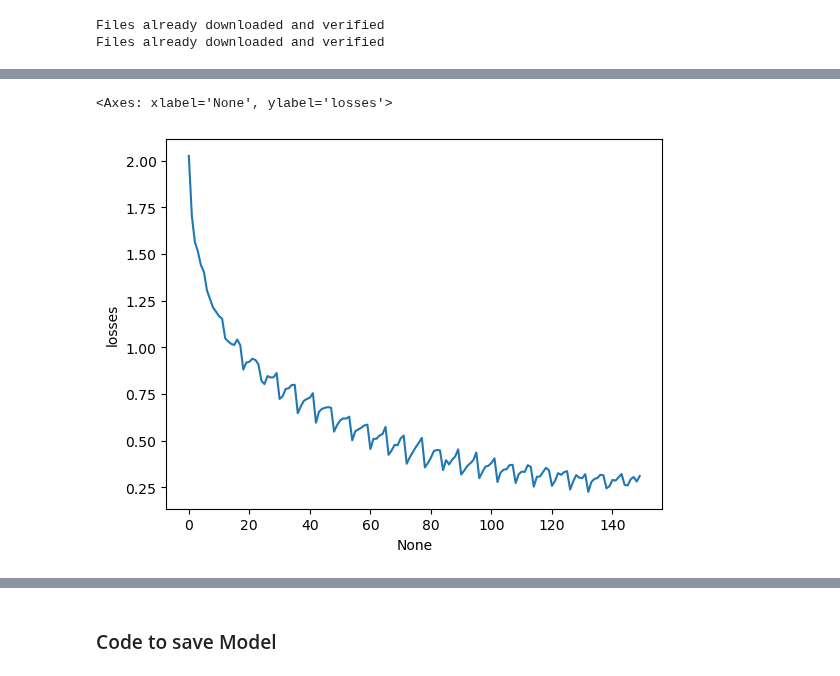
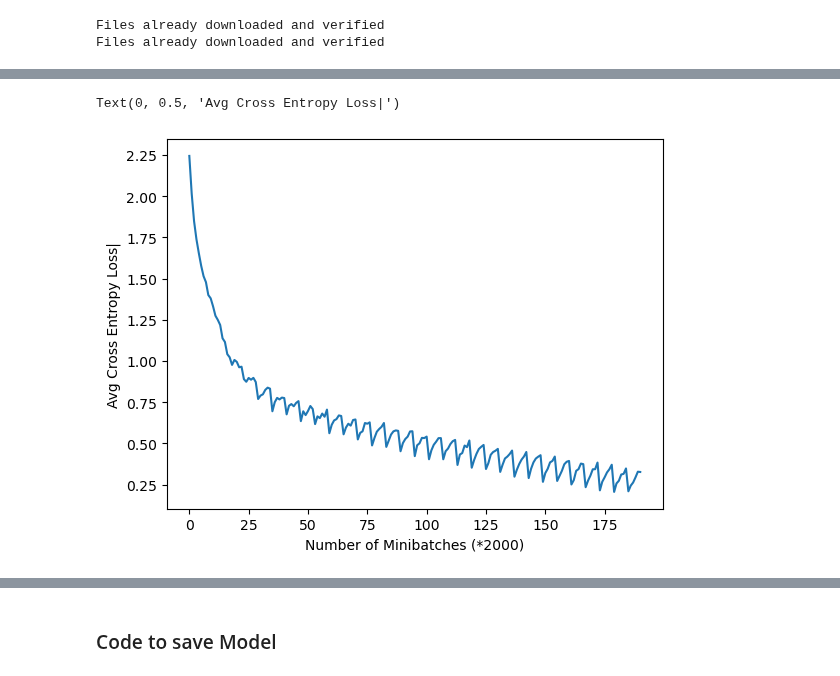
Before and after one commit to MARCI-UTK/EDS4AI, a Jupyter notebook: CNN.ipynb, the cells around one changed output, grey strips where cells are left out. Saved outputs shown, nothing was run; the diff lists cells and outputs as text; code cells hidden in the pictures.

```diff
--- a/CNN.ipynb
+++ b/CNN.ipynb
@@ -11,7 +13,7 @@ transform = transforms.Compose(
     [transforms.ToTensor(),
      transforms.Normalize((0.5, 0.5, 0.5), (0.5, 0.5, 0.5))])
 
-batch_size = 4
+batch_size = 128
 
 trainset = torchvision.datasets.CIFAR10(root='./data', train=True,
                                         download=True, transform=transform)
@@ -96,17 +91,29 @@ class CNN(nn.Module):
         super().__init__()
         self.ConvLayers = torch.nn.Sequential(
             nn.Conv2d(3, 96, 3, padding=1),
+            nn.BatchNorm2d(num_features=3),
             nn.ReLU(),
+
             nn.Conv2d(96, 192, 3, stride=2, padding=1),
+            nn.BatchNorm2d(num_features=3),
             nn.ReLU(),
+
             nn.Conv2d(192, 192, 3, stride=2, padding=1),
+            nn.BatchNorm2d(num_features=3),
             nn.ReLU(),
+
             nn.Conv2d(192, 192, 3, padding=1),
+            nn.BatchNorm2d(num_features=3),
             nn.ReLU(),
+
             nn.Conv2d(192, 192, 3, stride=2, padding =1),
+            nn.BatchNorm2d(num_features=3),
             nn.ReLU(),
+
             nn.Conv2d(192, 192, 3, padding=1),
+            nn.BatchNorm2d(num_features=3),
             nn.ReLU(),
+
             nn.Conv2d(192, 192, 1),
             nn.ReLU(),
             nn.Conv2d(192, 10, 1),
@@ -132,8 +139,4 @@ class CNN(nn.Module):
 
 model = CNN()
 model.apply(init_weights)
-
-import torch.optim as optim
-
-criterion = nn.CrossEntropyLoss()
-optimizer = optim.NAdam(model.parameters(), lr=0.001)
+print("bruh")
@@ -162,8 +185,14 @@ optimizer = optim.NAdam(model.parameters(), lr=0.001)
 epoch_list = []
 minibatch_number_list = []
 loss_list = []
+# %%
+from torch.optim.lr_scheduler import StepLR
+
+criterion = nn.CrossEntropyLoss()
+optimizer = torch.optim.SGD(model.parameters(), lr=0.05, weight_decay=0.001)
+scheduler = StepLR(optimizer, step_size=1, gamma=0.97)
 # %%
-for epoch in range(25):  # loop over the dataset multiple times
+for epoch in range(40):  # loop over the dataset multiple times
 
     running_loss = 0.0
 
@@ -186,14 +215,18 @@ for epoch in range(25):  # loop over the dataset multiple times
 
         # print statistics
         running_loss += loss.item()
-        if i % 2000 == 1999:    # print every 2000 mini-batches
+        if i % 40 == 39:    # print every 60 mini-batches
             epoch_list.append(epoch+1)
             minibatch_number_list.append(i+1)
-            loss_list.append(running_loss/2000)
+            loss_list.append(running_loss/40)
 
 
-            print(f'[{epoch + 1}, {i + 1:5d}] loss: {running_loss / 2000:.3f}')
+            print(f'[{epoch + 1}, {i + 1:5d}] loss: {running_loss / 40:.3f}')
             running_loss = 0.0
+            #print(scheduler.get_last_lr())
+
+
+    scheduler.step()
 
 print('Finished Training')
 # %% [output]
@@ -217,9 +251,11 @@ Finished Training
 # %%
 dic = {'losses':loss_list, 'epoch':epoch_list, "batch":minibatch_number_list}
 df = pd.DataFrame(data=dic)
 
-sns.lineplot(data=df, x=df.index, y='losses')
+p = sns.lineplot(data=df, x=df.index, y='losses')
+p.set_xlabel("Number of Minibatches (*2000)")
+p.set_ylabel("Avg Cross Entropy Loss|")
 # %% [output]
-<Axes: xlabel='None', ylabel='losses'>
+Text(0, 0.5, 'Avg Cross Entropy Loss|')
-[figure, old version]
+[figure, new version]
 # %%
```
Also changed, not shown: parts of 10 cells of this notebook.
